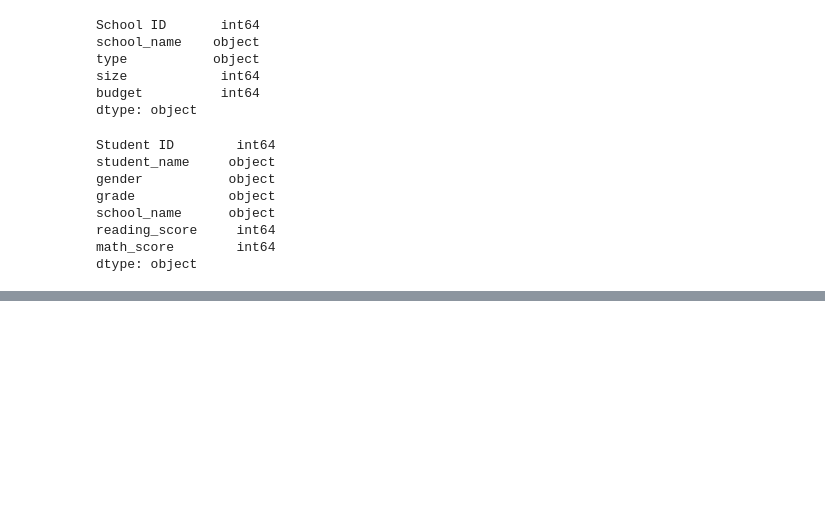
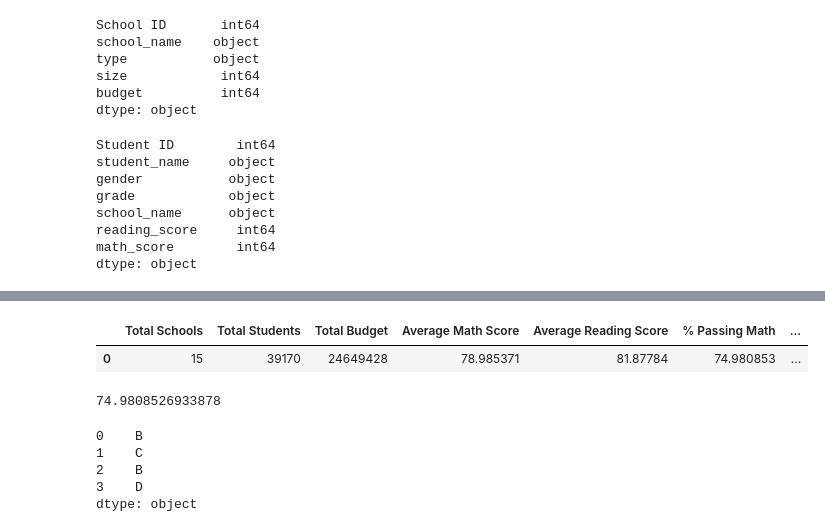
Before and after one commit to dianavillarreall/School_District_Analysis, a Jupyter notebook: PyCitySchools.ipynb, the cells around one changed output, grey strips where cells are left out. Saved outputs shown, nothing was run; the diff lists cells and outputs as text; code cells hidden in the pictures; blank space fills up the shorter version.

Commit message:
district summary complete.

```diff
--- a/PyCitySchools.ipynb
+++ b/PyCitySchools.ipynb
@@ -180,0 +327,15 @@ for word in prefixes_suffixes:
+# %%
+# Adding a list of values with keys to create a new DataFrame.
+district_summary_df = pd.DataFrame(
+          [{"Total Schools": school_count,
+          "Total Students": student_count,
+          "Total Budget": total_budget,
+          "Average Math Score": average_math_score,
+          "Average Reading Score": average_reading_score,
+          "% Passing Math": passing_math_percentage,
+         "% Passing Reading": passing_reading_percentage,
+        "% Overall Passing": overall_passing_percentage}])
+district_summary_df
+# %% [output]
+|  | Total Schools | Total Students | Total Budget | Average Math Score | Average Reading Score | % Passing Math | ... |
+| 0 | 15 | 39170 | 24649428 | 78.985371 | 81.87784 | 74.980853 | ... |
@@ -180,0 +351,5 @@ for word in prefixes_suffixes:
+# %%
+# Call the function.
+passing_math_percent(passing_math_count, total_student_count)
+# %% [output]
+74.9808526933878
@@ -180,0 +359,12 @@ for word in prefixes_suffixes:
+# %%
+# Import pandas.
+import pandas as pd
+# Convert the my_grades to a Series
+my_grades = pd.Series(my_grades)
+my_grades
+# %% [output]
+0    B
+1    C
+2    B
+3    D
+dtype: object
```
Also changed, not shown: parts of 29 cells of this notebook, 2 other files.
